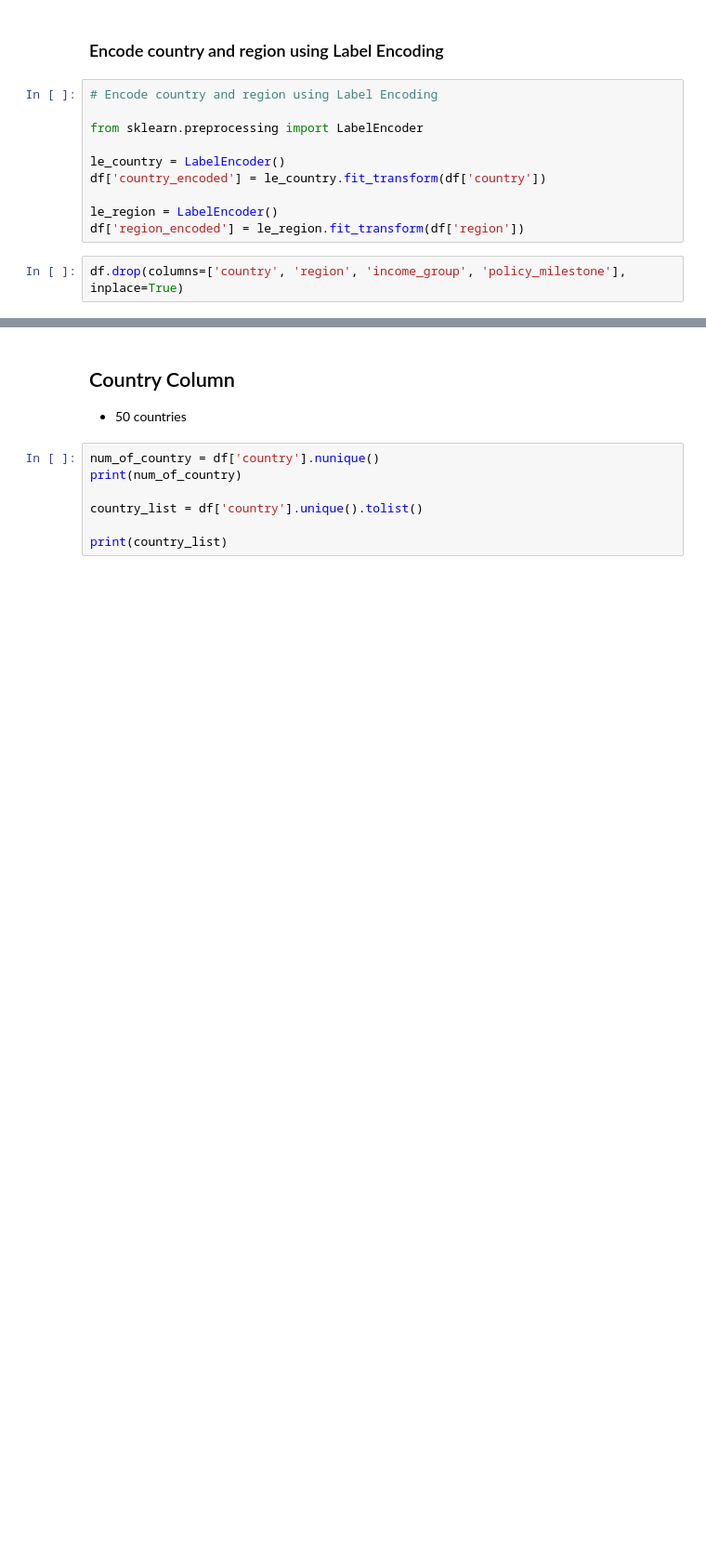
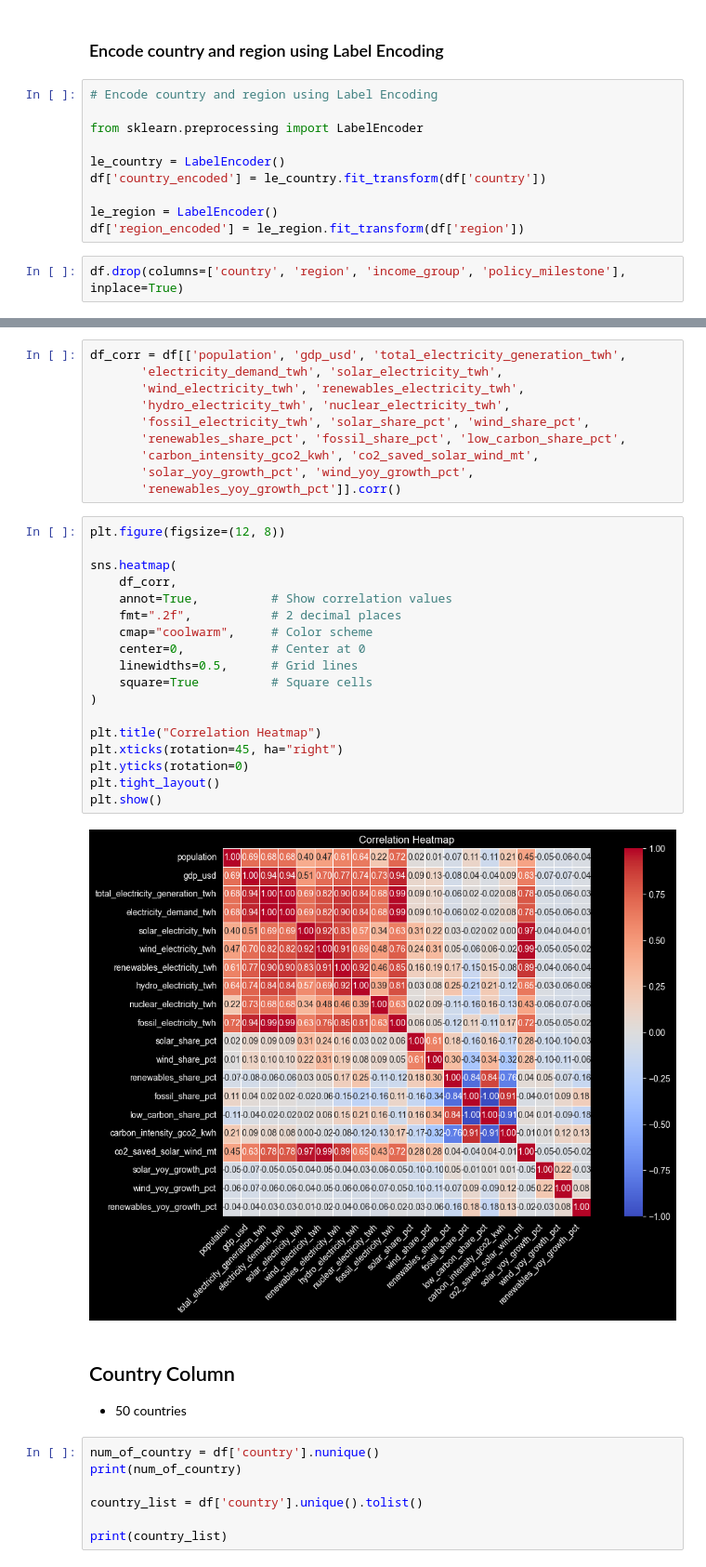
Before and after one commit to Jaydeep2020/AI-ML_Sculptsoft, a Jupyter notebook: 03-06-2026-EDA-EnergyDataset/EDA_energy_transition.ipynb, the cells around one changed output, grey strips where cells are left out. Shown at 93% size. Cells and saved outputs as stored; diff of their text form; blank space fills up the shorter version.

Commit message:
CLT, Skewness, Corr Heatmap

```diff
--- a/03-06-2026-EDA-EnergyDataset/EDA_energy_transition.ipynb
+++ b/03-06-2026-EDA-EnergyDataset/EDA_energy_transition.ipynb
@@ -839,3 +854,33 @@ df.describe().T
+# %%
+df_corr = df[['population', 'gdp_usd', 'total_electricity_generation_twh',
+       'electricity_demand_twh', 'solar_electricity_twh',
+       'wind_electricity_twh', 'renewables_electricity_twh',
+       'hydro_electricity_twh', 'nuclear_electricity_twh',
+       'fossil_electricity_twh', 'solar_share_pct', 'wind_share_pct',
+       'renewables_share_pct', 'fossil_share_pct', 'low_carbon_share_pct',
+       'carbon_intensity_gco2_kwh', 'co2_saved_solar_wind_mt',
+       'solar_yoy_growth_pct', 'wind_yoy_growth_pct',
+       'renewables_yoy_growth_pct']].corr()
+# %%
+plt.figure(figsize=(12, 8))
+
+sns.heatmap(
+    df_corr,
+    annot=True,          # Show correlation values
+    fmt=".2f",           # 2 decimal places
+    cmap="coolwarm",     # Color scheme
+    center=0,            # Center at 0
+    linewidths=0.5,      # Grid lines
+    square=True          # Square cells
+)
+
+plt.title("Correlation Heatmap")
+plt.xticks(rotation=45, ha="right")
+plt.yticks(rotation=0)
+plt.tight_layout()
+plt.show()
+# %% [output]
+[figure, added]
 # %% [markdown]
 ## Country Column
  - 50 countries
```
Also changed, not shown: parts of 8 cells of this notebook, 2 other files.
